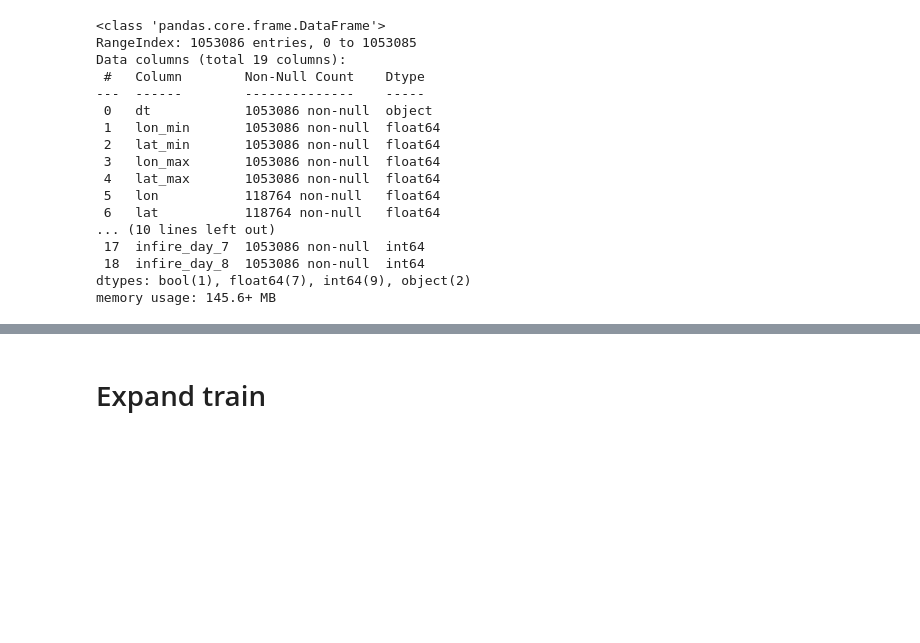
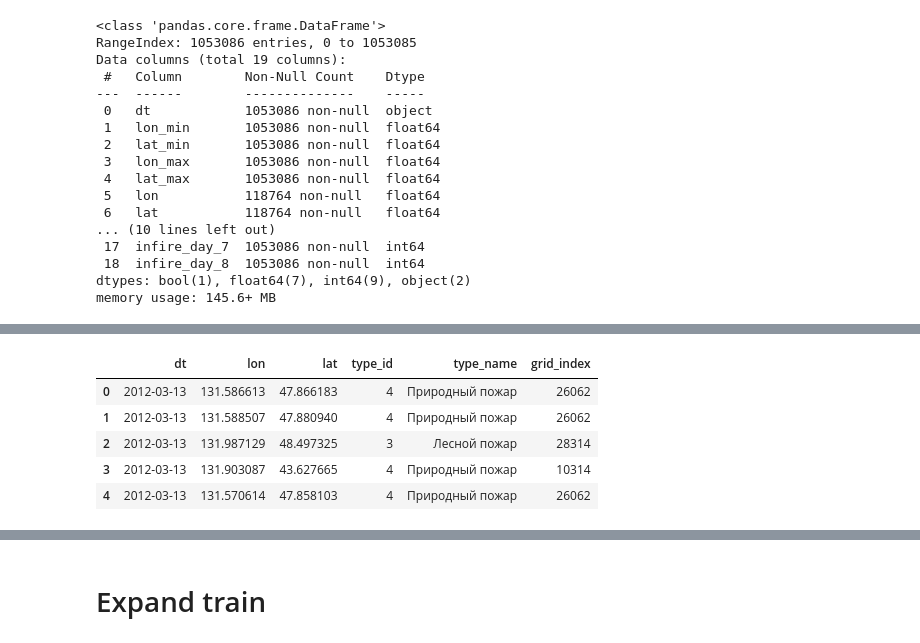
Before and after one commit to Antiguru11/NoFireWithAI, a Jupyter notebook: debug.ipynb, the cells around one changed output, grey strips where cells are left out. Saved outputs shown, nothing was run; the diff lists cells and outputs as text; code cells hidden in the pictures; blank space fills up the shorter version.

```diff
--- a/debug.ipynb
+++ b/debug.ipynb
@@ -66,3 +66,6 @@ Data columns (total 19 columns):
  18  infire_day_8  1053086 non-null  int64
 dtypes: bool(1), float64(7), int64(9), object(2)
 memory usage: 145.6+ MB
+# %%
+train_raw_df = pd.read_csv('input/train_raw.csv')
+train_raw_df.head()
@@ -68,0 +79,10 @@ memory usage: 145.6+ MB
+# %%
+set_grid_index(train_raw_df, 'lon', 'lat')
+train_raw_df.head()
+# %% [output]
+|  | dt | lon | lat | type_id | type_name | grid_index |
+| 0 | 2012-03-13 | 131.586613 | 47.866183 | 4 | Природный пожар | 26062 |
+| 1 | 2012-03-13 | 131.588507 | 47.880940 | 4 | Природный пожар | 26062 |
+| 2 | 2012-03-13 | 131.987129 | 48.497325 | 3 | Лесной пожар | 28314 |
+| 3 | 2012-03-13 | 131.903087 | 43.627665 | 4 | Природный пожар | 10314 |
+| 4 | 2012-03-13 | 131.570614 | 47.858103 | 4 | Природный пожар | 26062 |
```
Also changed, not shown: parts of 8 cells of this notebook.
